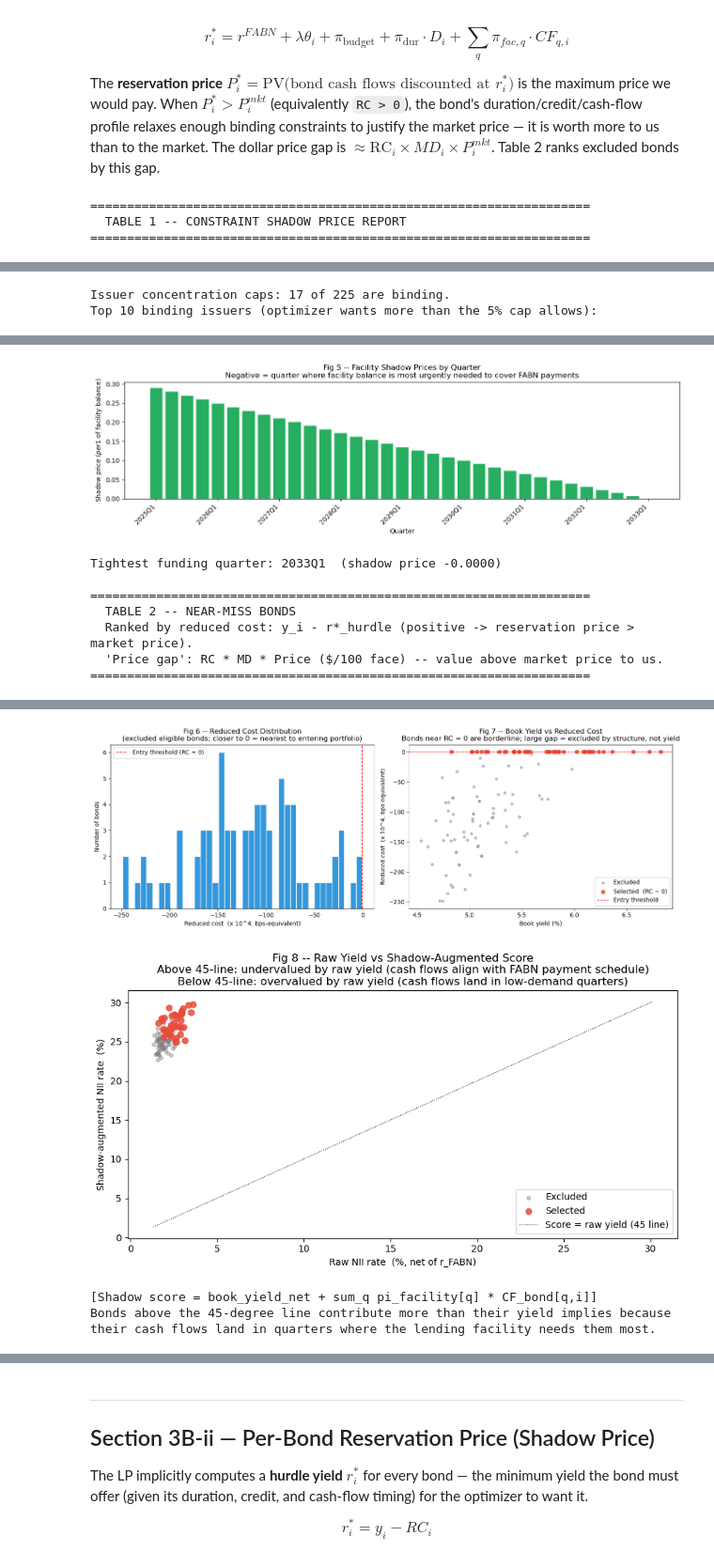
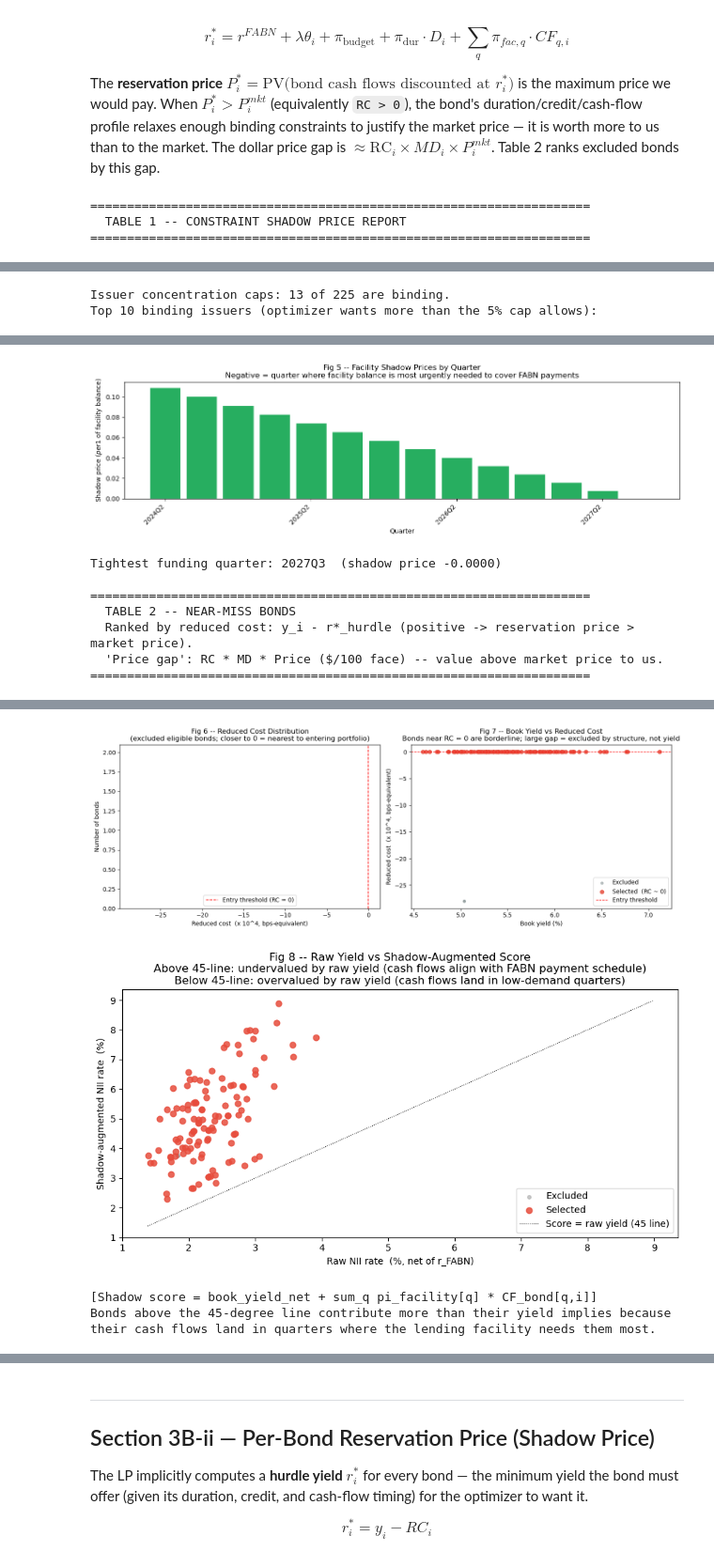
Before and after one commit to tutur787/Pyxidr-Capstone-Project, a Jupyter notebook: Optimization/Shadow & SWAP Analysis/FABN_Optimizer_SAP_Shadow_SWAP.ipynb, the cells around one changed output, grey strips where cells are left out. Shown at 94% size. Drawn from its saved outputs; the diff is of its cells as text; code cells hidden in the pictures.

```diff
--- a/Optimization/Shadow & SWAP Analysis/FABN_Optimizer_SAP_Shadow_SWAP.ipynb
+++ b/Optimization/Shadow & SWAP Analysis/FABN_Optimizer_SAP_Shadow_SWAP.ipynb
@@ -135,12 +135,21 @@ qtr_bond_cf = pipeline["qtr_bond_cf"]   # (Q, N) asset cash flows
 qtr_fabn_cf = pipeline["qtr_fabn_cf"]   # (Q,)  FABN liability cash flows
 qtr_idx     = pipeline["qtr_idx"]
 
+# Truncate quarterly grid to FABN maturity horizon
+_fabn_qtr   = pd.Period(_FABN_MATURITY, freq="Q")
+_keep       = qtr_idx <= _fabn_qtr
+qtr_bond_cf = qtr_bond_cf[_keep]
+qtr_fabn_cf = qtr_fabn_cf[_keep]
+qtr_idx     = qtr_idx[_keep]
+Q_full      = pipeline["Q"]
+Q           = len(qtr_idx)
+
 H           = pipeline["H"]             # total budget ($)
 r_FABN      = pipeline["r_FABN"]        # FABN funding rate (annual)
 D_FABN      = pipeline["D_FABN"]        # liability modified duration (yrs)
 RBC_bar     = pipeline["RBC_bar"]       # required-capital multiplier on RBC
 eps_D       = pipeline["eps_D"]         # duration band tolerance (yrs)
 
-print(f"Pipeline loaded: N={N}, Q={Q}  |  date {optimization_date.date()}")
+print(f"Pipeline loaded: N={N}, Q={Q_full} -> {Q} (truncated to {qtr_idx[-1]})  |  date {optimization_date.date()}")
 print(f"Book yield mean {book_yield.mean()*100:.2f}%  |  tau mean {tau.mean()*1e4:.1f} bps")
 # %% [output]
@@ -502,8 +511,31 @@ else:
     # -- 2. Reduced costs of bond allocation variables h[i] -------------------
     rc = np.array([h[i].RC for i in range(N)])
 
+    # -- 2b. Marginal $ with NO issuer/diversification caps -----------------
+    #        Same exercise as the Budget shadow price, but relax ONLY the
+    #        issuer concentration caps (conc_*).  KEEP the duration band and
+    #        the PV-shortfall cap, so the duration-relief value that makes the
+    #        budget dollar worth pi_budget is preserved -- only diversification
+    #        is freed.  Re-solve and read the new budget dual.  The returned
+    #        principal is reinvested by the model's facility block automatically
+    #        (same basis as pi_budget); a sub-funding bond is never chosen at
+    #        the margin, so the "reinvestment bucket" floor is implicit.
+    _m2 = model.copy()
+    _m2.Params.OutputFlag = 0
+    for _iss in issuer_groups:
+        _m2.getConstrByName(f"conc_{_iss}").RHS = GRB.INFINITY   # drop issuer caps ONLY
+    _m2.optimize()
+    if _m2.Status == GRB.OPTIMAL:
+        pi_unconstr  = _m2.getConstrByName("budget").Pi
+        _h2          = np.array([_m2.getVarByName(f"h[{i}]").X for i in range(N)])
+        best_i       = int(np.argmax(_h2 - h_opt))      # where the freed dollar flows
+        _best_status = "held" if h_opt[best_i] > 1.0 else "new (was capped out)"
+    else:
+        pi_unconstr  = float("nan"); best_i = 0; _best_status = "re-solve failed"
+
     # -- 3. TABLE 1: Constraint Shadow Price Report ---------------------------
     def _yn(v): return "Yes" if abs(v) > 1e-6 else "No"
+    pd.set_option("display.max_colwidth", None)   # show full Reading text (no "..." truncation)
 
     t1 = pd.DataFrame([
         {
@@ -511,6 +543,13 @@ else:
             "Shadow price" : f"${pi_budget:+,.4f} / $1",
             "Binding?"     : "Equality",
             "Reading"      : f"$1 more capital -> ${pi_budget:,.4f} more net NII",
+        },
+        {
+            "Constraint"   : "Marginal $  (no issuer/diversification caps)",
+            "Shadow price" : f"${pi_unconstr:+,.4f} / $1",
+            "Binding?"     : "n/a",
+            "Reading"      : (f"vs ${pi_budget:.4f} constrained -> dropping issuer caps is worth "
+                              f"${pi_unconstr - pi_budget:+,.4f}/$1; freed $ -> {CUSIPS[best_i]} [{_best_status}]"),
         },
         {
             "Constraint"   : f"Duration upper  (<= {eps_D} yr x H)",
@@ -701,3 +741,3 @@ else:
-Issuer concentration caps: 17 of 225 are binding.
+Issuer concentration caps: 13 of 225 are binding.
 Top 10 binding issuers (optimizer wants more than the 5% cap allows):
 |  | Issuer (6-char CUSIP) | Shadow price | NII gain if cap +1pp ($) |
@@ -714,5 +754,5 @@ Top 10 binding issuers (optimizer wants more than the 5% cap allows):
-[figure, old version]
+[figure, new version]
-Tightest funding quarter: 2033Q1  (shadow price -0.0000)
+Tightest funding quarter: 2027Q3  (shadow price -0.0000)
 
 ====================================================================
   TABLE 2 -- NEAR-MISS BONDS
@@ -739,5 +765,5 @@ Tightest funding quarter: 2033Q1  (shadow price -0.0000)
-[figure, old version]
+[figure, new version]
-[figure, old version]
+[figure, new version]
 [Shadow score = book_yield_net + sum_q pi_facility[q] * CF_bond[q,i]]
 Bonds above the 45-degree line contribute more than their yield implies because
 their cash flows land in quarters where the lending facility needs them most.
```
Also changed, not shown: parts of 13 cells of this notebook.
